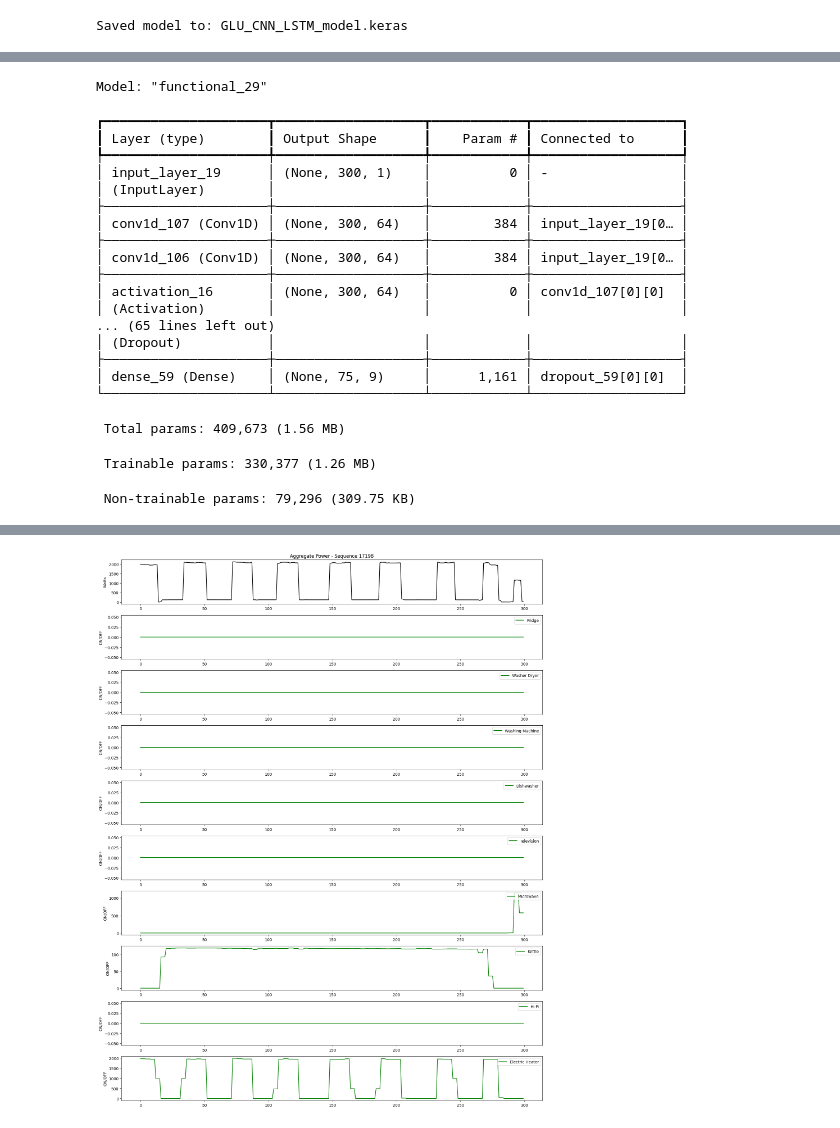
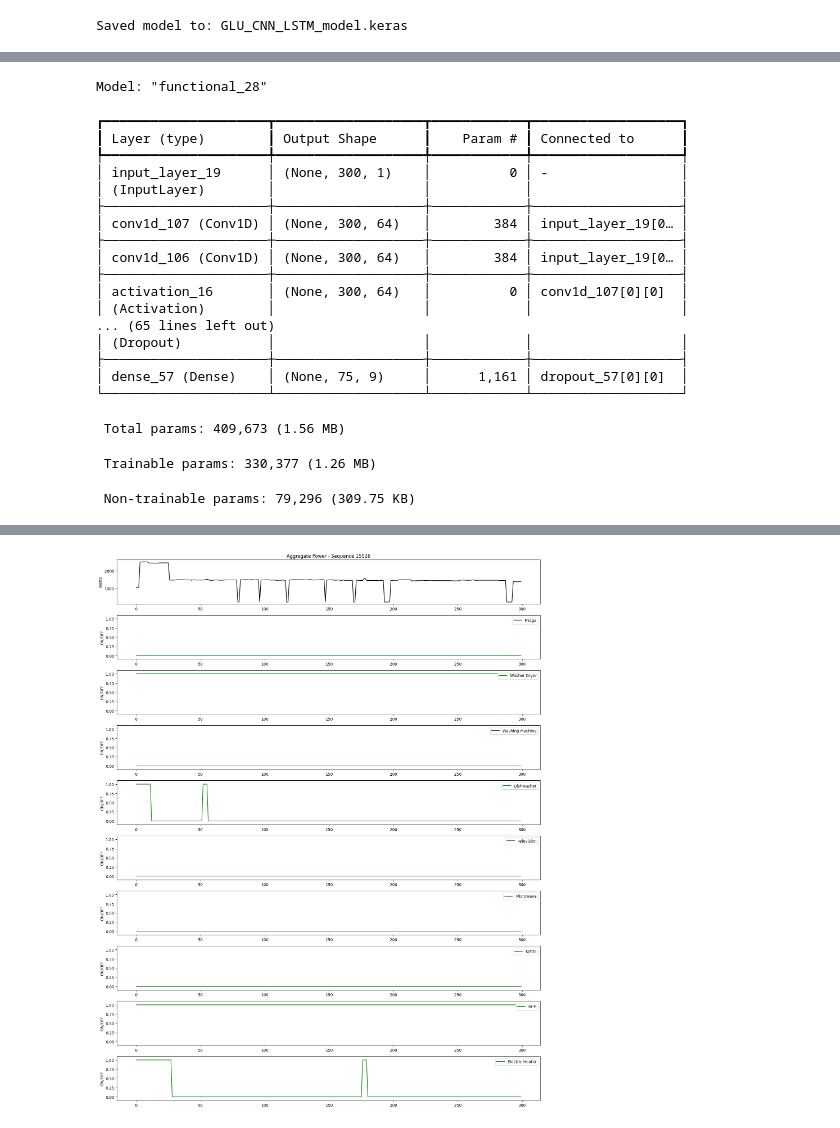
Before and after one commit to Prince5867/NILM_Project, a Jupyter notebook: Model/CNN/tf CNN model.ipynb, the cells around one changed output, grey strips where cells are left out. Saved outputs shown, nothing was run; the diff lists cells and outputs as text; code cells hidden in the pictures.

```diff
--- a/Model/CNN/tf CNN model.ipynb
+++ b/Model/CNN/tf CNN model.ipynb
@@ -472,7 +472,7 @@ loaded_model = load_model('GLU_CNN_LSTM_model.keras')
 # predictions = loaded_model.predict(X_infer)
 # predicted_classes = np.argmax(predictions, axis=1)
 # %%
-from keras.metrics import BinaryAccuracy, AUC, Recall, MeanSquaredError, MeanAbsoluteError
+from keras.metrics import BinaryAccuracy, AUC, Recall
 from keras.layers import TimeDistributed, Dense, Bidirectional
 from keras.optimizers import Adam
 
@@ -500,7 +500,7 @@ seq2seq = TimeDistributed(Dense(128, activation='relu'))(seq2seq)
 seq2seq = Dropout(0.2)(seq2seq)
 
 
-seq2seq = Dense(9, activation='linear')(seq2seq)
+seq2seq = Dense(9, activation='sigmoid')(seq2seq)
 # seq2seq = TimeDistributed(Dense(13, activation='sigmoid'), name="time_distributed_output")(x)
 
 import tensorflow as tf
@@ -524,12 +524,12 @@ def focal_loss(gamma=2., alpha=0.25):
     return loss
 
 seq2seq_model = Model(inputs=loaded_model.input, outputs=seq2seq)
-seq2seq_model.compile(optimizer=Adam(learning_rate=0.01), loss='mse', metrics=[MeanAbsoluteError(), MeanSquaredError()])
+seq2seq_model.compile(optimizer=Adam(learning_rate=0.01), loss=focal_loss(), metrics=[BinaryAccuracy(name='binary_accuracy'),AUC(name='auc'), Recall(name='recall')])
 
 # # # Summary
 seq2seq_model.summary()
 # %% [output]
-Model: "functional_29"
+Model: "functional_28"
 ┏━━━━━━━━━━━━━━━━━━━━━┳━━━━━━━━━━━━━━━━━━━┳━━━━━━━━━━━━┳━━━━━━━━━━━━━━━━━━━┓
 ┃ Layer (type)        ┃ Output Shape      ┃    Param # ┃ Connected to      ┃
 ┡━━━━━━━━━━━━━━━━━━━━━╇━━━━━━━━━━━━━━━━━━━╇━━━━━━━━━━━━╇━━━━━━━━━━━━━━━━━━━┩
@@ -545,7 +545,7 @@ Model: "functional_29"
 ... (65 lines left out)
 │ (Dropout)           │                   │            │                   │
 ├─────────────────────┼───────────────────┼────────────┼───────────────────┤
-│ dense_59 (Dense)    │ (None, 75, 9)     │      1,161 │ dropout_59[0][0]  │
+│ dense_57 (Dense)    │ (None, 75, 9)     │      1,161 │ dropout_57[0][0]  │
 └─────────────────────┴───────────────────┴────────────┴───────────────────┘
  Total params: 409,673 (1.56 MB)
  Trainable params: 330,377 (1.26 MB)
@@ -668,7 +668,7 @@ def create_synthetic_dataset_from_csvs(
         for i, appliance in enumerate(appliance_names):
             threshold = thresholds.get(appliance, 50)
             downsampled = appliance_power_matrix[:, i].reshape(-1, 4).mean(axis=1)
-            on_off = downsampled
+            on_off = (downsampled > threshold).astype(int)
             label_vector.append(on_off)
 
         label_matrix = np.stack(label_vector, axis=-1)
@@ -747,35 +747,35 @@ def plot_synthetic_examples(X, Y, appliance_names, num_examples=3):
     down_factor = seq_len // down_len
 
     indices = np.random.choice(len(X), size=num_examples, replace=False)
 
     for idx in indices:
         plt.figure(figsize=(16, 2 + 2 * num_appliances))
 
         # Plot aggregate power signal
         plt.subplot(num_appliances + 1, 1, 1)
         plt.plot(X[idx].squeeze(), color='black')
         plt.title(f'Aggregate Power - Sequence {idx}')
         plt.ylabel("Watts")
 
         # Plot each appliance ON/OFF label
         for i in range(num_appliances):
             plt.subplot(num_appliances + 1, 1, i + 2)
             plt.plot(np.repeat(Y[idx][:, i], down_factor), label=appliance_names[i], color='green')
             plt.ylabel("ON/OFF")
-            # plt.ylim(-0.1, 1.1)
+            plt.ylim(-0.1, 1.1)
             plt.legend(loc="upper right")
 
         plt.tight_layout()
         plt.show()
 
 appliance_names = [
     'Fridge', 'Washer Dryer', 'Washing Machine', 'Dishwasher',
     'Television', 'Microwave', 'Kettle', 'Hi-Fi', 'Electric Heater'
 ]
 
 plot_synthetic_examples(X, Y, appliance_names, num_examples=1)
 # %% [output]
-[figure, old version]
+[figure, new version]
 # %%
 from keras.callbacks import ReduceLROnPlateau
 
```
Also changed, not shown: parts of 7 cells of this notebook.
